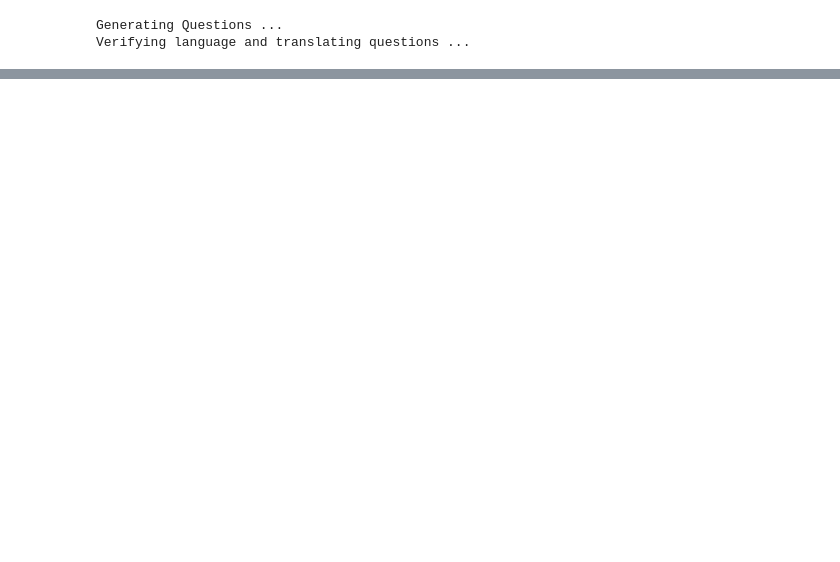
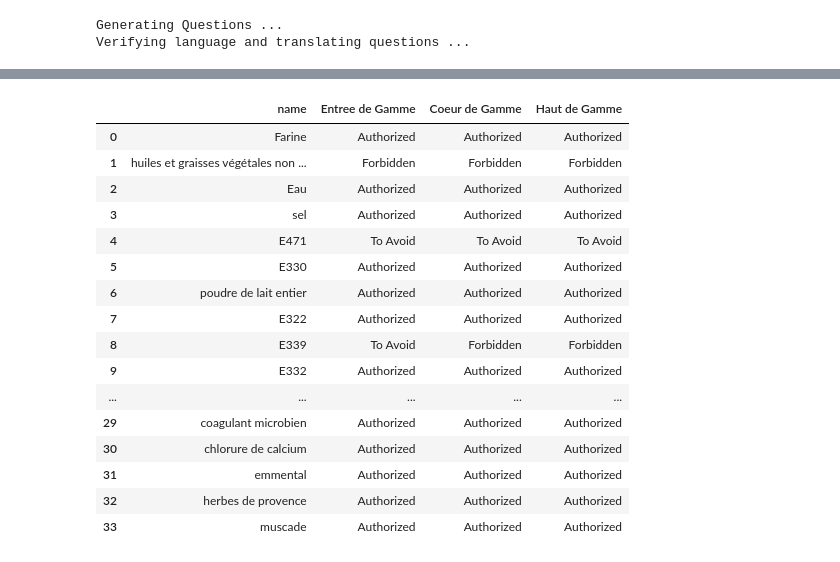
Before and after one commit to QuivrHQ/MegaParse, a Jupyter notebook: notebooks/query_pdf.ipynb, the cells around one changed output, grey strips where cells are left out. Cells and saved outputs as stored; diff of their text form; code cells hidden in the pictures; blank space fills up the shorter version.

```diff
--- a/notebooks/query_pdf.ipynb
+++ b/notebooks/query_pdf.ipynb
@@ -84,0 +163,21 @@ KeyError: <DecisionEnum.authorized: 'Authorized'>
+# %%
+ground_truth_df = pd.read_csv('../megaparse/cdp/ground_truth_quiche.csv')
+ground_truth_df
+# %% [output]
+|  | name | Entree de Gamme | Coeur de Gamme | Haut de Gamme |
+| 0 | Farine | Authorized | Authorized | Authorized |
+| 1 | huiles et graisses végétales non ... | Forbidden | Forbidden | Forbidden |
+| 2 | Eau | Authorized | Authorized | Authorized |
+| 3 | sel | Authorized | Authorized | Authorized |
+| 4 | E471 | To Avoid | To Avoid | To Avoid |
+| 5 | E330 | Authorized | Authorized | Authorized |
+| 6 | poudre de lait entier | Authorized | Authorized | Authorized |
+| 7 | E322 | Authorized | Authorized | Authorized |
+| 8 | E339 | To Avoid | Forbidden | Forbidden |
+| 9 | E332 | Authorized | Authorized | Authorized |
+| ... | ... | ... | ... | ... |
+| 29 | coagulant microbien | Authorized | Authorized | Authorized |
+| 30 | chlorure de calcium | Authorized | Authorized | Authorized |
+| 31 | emmental | Authorized | Authorized | Authorized |
+| 32 | herbes de provence | Authorized | Authorized | Authorized |
+| 33 | muscade | Authorized | Authorized | Authorized |
```
Also changed, not shown: parts of 22 cells of this notebook, 1 other file.
